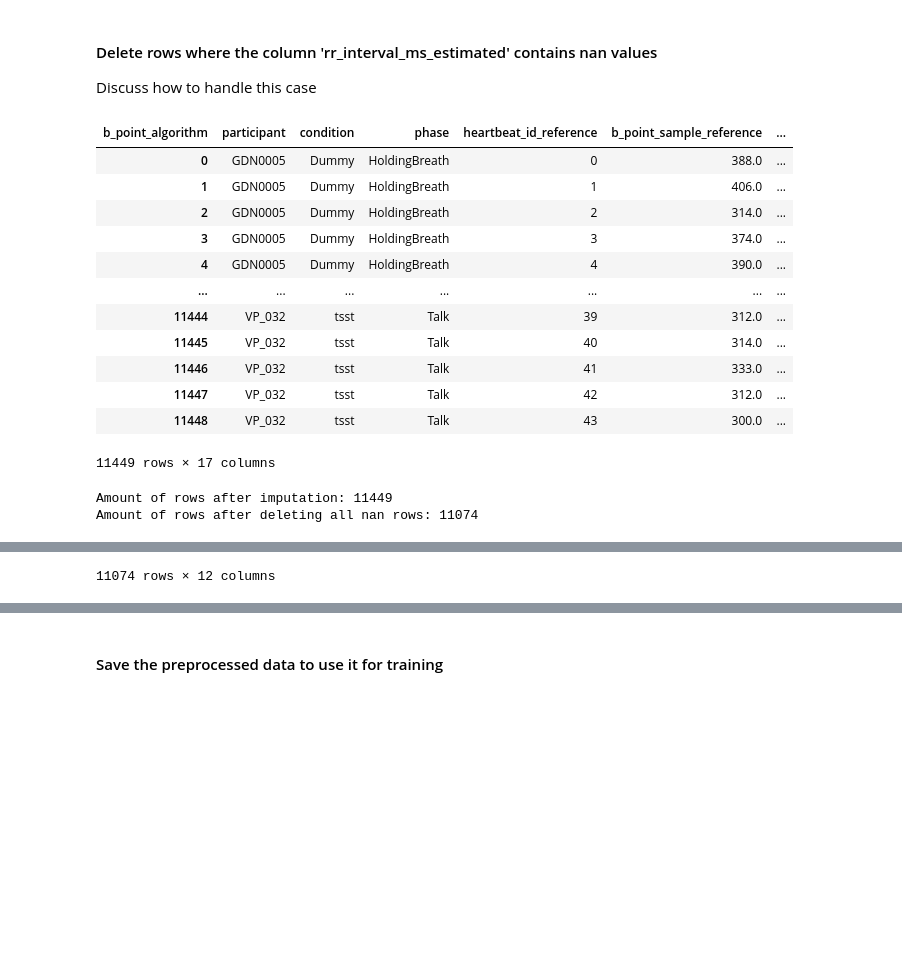
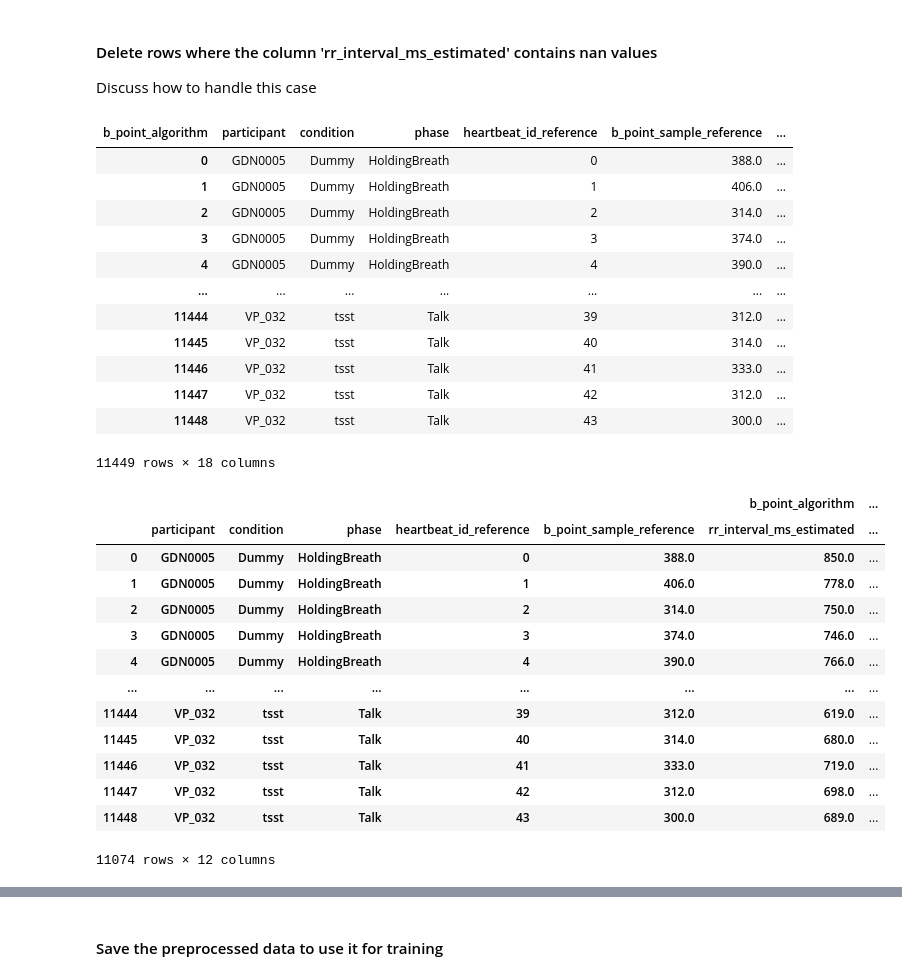
Before and after one commit to empkins/pepbench, a Jupyter notebook: experiments/pep_algorithm_benchmarking/notebooks/ML_analysis/Preprocessing/Preprocessing_b_point.ipynb, the cells around one changed output, grey strips where cells are left out. Drawn from its saved outputs; the diff is of its cells as text; code cells hidden in the pictures; blank space fills up the shorter version.

```diff
--- a/experiments/pep_algorithm_benchmarking/notebooks/ML_analysis/Preprocessing/Preprocessing_b_point.ipynb
+++ b/experiments/pep_algorithm_benchmarking/notebooks/ML_analysis/Preprocessing/Preprocessing_b_point.ipynb
@@ -251,7 +251,7 @@ Impute nan values: True
 #### Delete rows where the column 'rr_interval_ms_estimated' contains nan values
 Discuss how to handle this case
 # %%
-if include_rr_interval and drop_nan:
+if include_rr_interval and (drop_nan or impute_nan):
     input_data_wide = input_data_wide.dropna(subset=['rr_interval_ms_estimated'])
 input_data_wide
 # %% [output]
@@ -267,26 +267,40 @@ input_data_wide
 | 11446 | VP_032 | tsst | Talk | 41 | 333.0 | ... |
 | 11447 | VP_032 | tsst | Talk | 42 | 312.0 | ... |
 | 11448 | VP_032 | tsst | Talk | 43 | 300.0 | ... |
-11449 rows × 17 columns
+11449 rows × 18 columns
 # %%
 if include_rr_interval:
     input_data_wide_cleaned = input_data_wide.reset_index().set_index(['participant', 'condition', 'phase', 'heartbeat_id_reference', 'b_point_sample_reference', 'rr_interval_ms_estimated'], append=True)
 else:
     input_data_wide_cleaned = input_data_wide.reset_index().set_index(['participant', 'condition', 'phase', 'heartbeat_id_reference', 'b_point_sample_reference'], append=True)
 
 if drop_nan:
     input_data_wide_cleaned = input_data_wide.dropna()
 else:
     if impute_nan:
         input_data_wide_cleaned = input_data_wide_cleaned.drop(columns=['index'])
         input_data_wide_cleaned = input_data_wide_cleaned.astype(np.float64)  # Ensure all values are float64 for imputation
         input_data_wide_cleaned = impute_missing_values(input_data_wide_cleaned, mode='median')
         print(f"Amount of rows after imputation: {input_data_wide_cleaned.shape[0]}")
         input_data_wide_cleaned = input_data_wide_cleaned.dropna()
         print(f"Amount of rows after deleting all nan rows: {input_data_wide_cleaned.shape[0]}")
     else:
-        input_data_wide_cleaned = input_data_wide_cleaned.dropna(how='all')
+        input_data_wide_cleaned = input_data_wide_cleaned.drop(columns=['index'])
+        input_data_wide_cleaned = input_data_wide_cleaned.dropna(how='all', axis=0)
+        input_data_wide_cleaned = input_data_wide_cleaned.astype(np.float64)  # Ensure all values are float64
 input_data_wide_cleaned
 # %% [output]
+|  |  |  |  |  |  | b_point_algorithm | ... |
+|  | participant | condition | phase | heartbeat_id_reference | b_point_sample_reference | rr_interval_ms_estimated | ... |
+| 0 | GDN0005 | Dummy | HoldingBreath | 0 | 388.0 | 850.0 | ... |
+| 1 | GDN0005 | Dummy | HoldingBreath | 1 | 406.0 | 778.0 | ... |
+| 2 | GDN0005 | Dummy | HoldingBreath | 2 | 314.0 | 750.0 | ... |
+| 3 | GDN0005 | Dummy | HoldingBreath | 3 | 374.0 | 746.0 | ... |
+| 4 | GDN0005 | Dummy | HoldingBreath | 4 | 390.0 | 766.0 | ... |
+| ... | ... | ... | ... | ... | ... | ... | ... |
+| 11444 | VP_032 | tsst | Talk | 39 | 312.0 | 619.0 | ... |
+| 11445 | VP_032 | tsst | Talk | 40 | 314.0 | 680.0 | ... |
+| 11446 | VP_032 | tsst | Talk | 41 | 333.0 | 719.0 | ... |
+| 11447 | VP_032 | tsst | Talk | 42 | 312.0 | 698.0 | ... |
+| 11448 | VP_032 | tsst | Talk | 43 | 300.0 | 689.0 | ... |
-Amount of rows after imputation: 11449
-Amount of rows after deleting all nan rows: 11074
+11074 rows × 12 columns
@@ -306,4 +307,3 @@ Amount of rows after deleting all nan rows: 11074
-11074 rows × 12 columns
 # %%
 input_data_wide_cleaned[input_data_wide_cleaned.isna().all(axis=1)]
 # %% [output]
```
Also changed, not shown: parts of 11 cells of this notebook, 13 other files.
